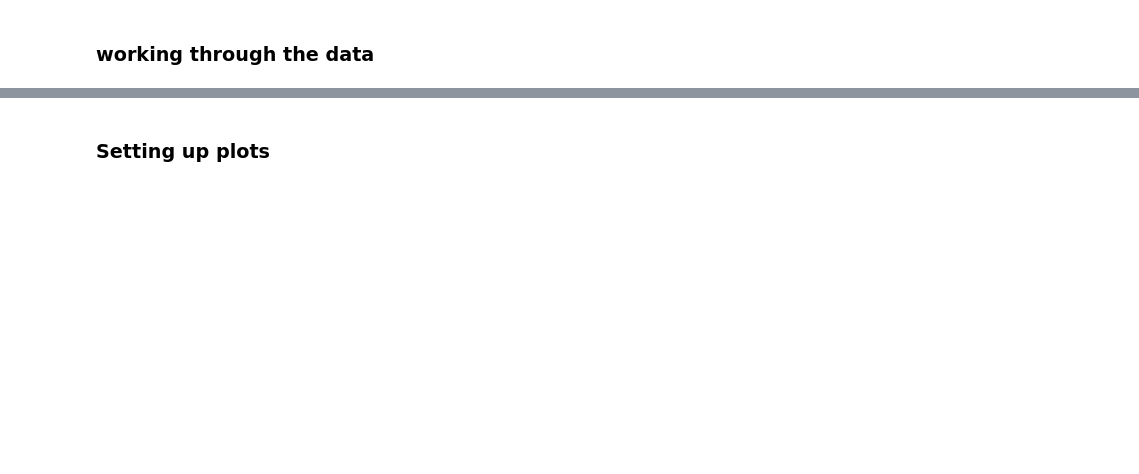
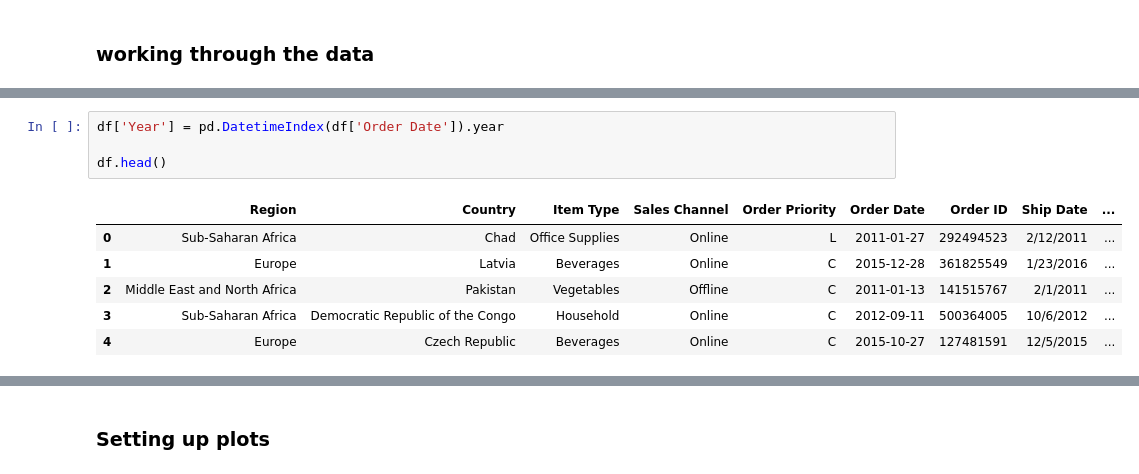
Before and after one commit to poxford3/jupyter, a Jupyter notebook: working_file.ipynb, the cells around one changed output, grey strips where cells are left out. Cells and saved outputs as stored; diff of their text form; blank space fills up the shorter version.

```diff
--- a/working_file.ipynb
+++ b/working_file.ipynb
@@ -52,0 +83,11 @@ cyl5.head(10)
+# %%
+df['Year'] = pd.DatetimeIndex(df['Order Date']).year
+
+df.head()
+# %% [output]
+|  | Region | Country | Item Type | Sales Channel | Order Priority | Order Date | Order ID | Ship Date | ... |
+| 0 | Sub-Saharan Africa | Chad | Office Supplies | Online | L | 2011-01-27 | 292494523 | 2/12/2011 | ... |
+| 1 | Europe | Latvia | Beverages | Online | C | 2015-12-28 | 361825549 | 1/23/2016 | ... |
+| 2 | Middle East and North Africa | Pakistan | Vegetables | Offline | C | 2011-01-13 | 141515767 | 2/1/2011 | ... |
+| 3 | Sub-Saharan Africa | Democratic Republic of the Congo | Household | Online | C | 2012-09-11 | 500364005 | 10/6/2012 | ... |
+| 4 | Europe | Czech Republic | Beverages | Online | C | 2015-10-27 | 127481591 | 12/5/2015 | ... |
```
Also changed, not shown: parts of 14 cells of this notebook, 4 other files.
